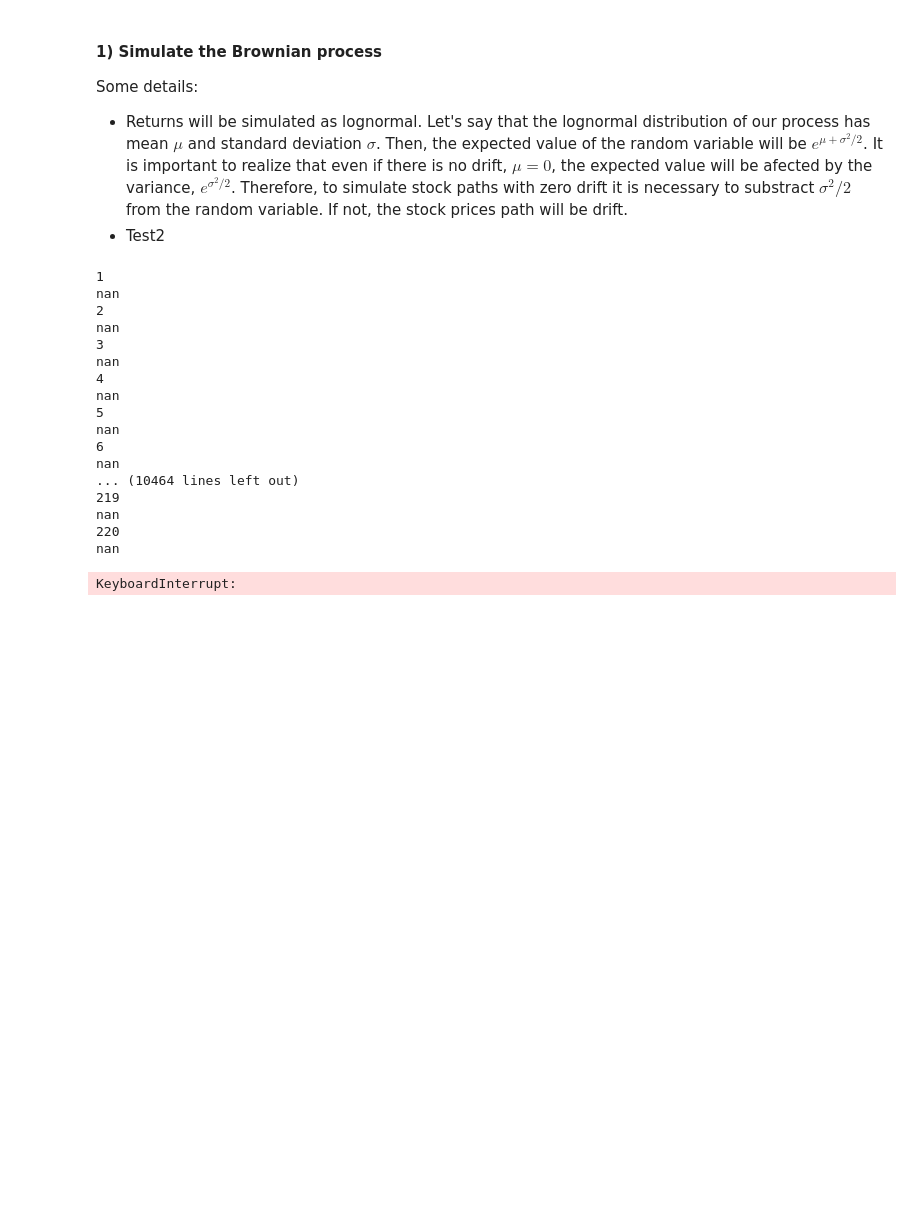
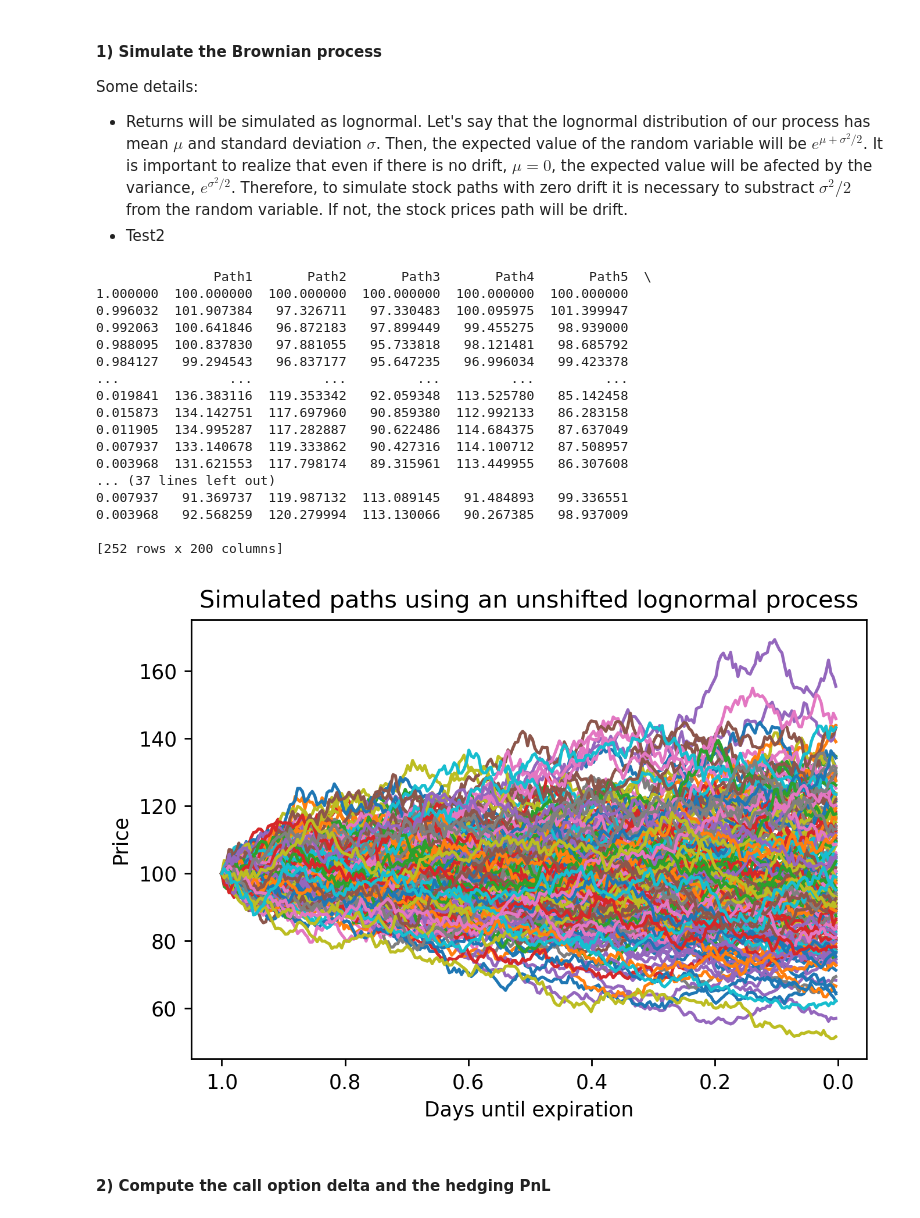
Before and after one commit to dorive/options_finance_analysis, a Jupyter notebook: delta_hedging_jupyter.ipynb, the cells around one changed output. Cells and saved outputs as stored; diff of their text form; code cells hidden in the pictures; blank space fills up the shorter version.

Commit message:
Paths were simulated and delta/hedging PnL computed.

```diff
--- a/delta_hedging_jupyter.ipynb
+++ b/delta_hedging_jupyter.ipynb
@@ -20,7 +20,11 @@ NDAYS_YEAR      = 252 # number of days per year
 # %%
 import numpy as np
 import pandas as pd
+import matplotlib.pyplot as plt
+import matplotlib as mpl
 from scipy.stats import norm, lognorm
+
+mpl.rcParams['figure.dpi']= 250
 # %% [markdown]
 #### 000) Black-Scholes functions
 # %%
@@ -50,43 +54,53 @@ Some details:
 - Returns will be simulated as lognormal. Let's say that the lognormal distribution of our process has mean $\mu$ and standard deviation $\sigma$. Then, the expected value of the random variable will be $e^{\mu + \sigma^2/2}$. It is important to realize that even if there is no drift, $\mu = 0$, the expected value will be afected by the variance, $e^{\sigma^2/2}$. Therefore, to simulate stock paths with zero drift it is necessary to substract $\sigma^2/2$ from the random variable. If not, the stock prices path will be drift.
 - Test2
 # %%
-# Daily volatility
-daily_vol = ANNUALIZED_VOL/np.sqrt(NDAYS_YEAR)
+# Step volatility
+daily_vol = ANNUALIZED_VOL*np.sqrt(REBAL_FREQ)
 
 # Create a log-normal distribution object (sigma^2/2 is substracted from the mean)
-lognorm_dist = lognorm(daily_vol,
-                       loc=0.0,
-                       scale=np.exp(DRIFT - 0.5*(daily_vol)**2))
+lognorm_dist = lognorm(s = daily_vol,
+                       scale = np.exp(DRIFT - 0.5*(daily_vol)**2))
 
 # Dataframe containing simulated paths
 dfPaths = pd.DataFrame(np.nan,
-                       index = np.arange(start = 0.0, stop = DAYS_TO_EXP, step = REBAL_FREQ),
+                       index = np.arange(start = DAYS_TO_EXP, stop = 0.0, step = -REBAL_FREQ),
                        columns = [f'Path{i}' for i in range(1, N_SIMS+1)])
 
 # Simulate each path
 for column in dfPaths:
     for idx, step in enumerate(dfPaths[column]):
 
         if idx == 0:
             dfPaths[column].iloc[0] = INI_PRICE
         else:
-            dfPaths[column].iloc[idx] = dfPaths[column].iloc[idx-1]*lognorm_dist.ppf(np.random.random())
+            dfPaths[column].iloc[idx] = dfPaths[column].iloc[idx-1]*lognorm_dist.ppf(np.random.rand())
+
+# Plot the stock paths
+dfPaths.plot(legend = False)
+plt.gca().invert_xaxis()
+plt.xlabel('Days until expiration')
+plt.ylabel('Price')
+plt.title('Simulated paths using an unshifted lognormal process')
+
+print(dfPaths)
 # %% [output]
-1
-nan
-2
-nan
-3
-nan
-4
-nan
-5
-nan
-6
-nan
-... (10464 lines left out)
-219
-nan
-220
-nan
+               Path1       Path2       Path3       Path4       Path5  \
+1.000000  100.000000  100.000000  100.000000  100.000000  100.000000
+0.996032  101.907384   97.326711   97.330483  100.095975  101.399947
+0.992063  100.641846   96.872183   97.899449   99.455275   98.939000
+0.988095  100.837830   97.881055   95.733818   98.121481   98.685792
+0.984127   99.294543   96.837177   95.647235   96.996034   99.423378
+...              ...         ...         ...         ...         ...
+0.019841  136.383116  119.353342   92.059348  113.525780   85.142458
+0.015873  134.142751  117.697960   90.859380  112.992133   86.283158
+0.011905  134.995287  117.282887   90.622486  114.684375   87.637049
+0.007937  133.140678  119.333862   90.427316  114.100712   87.508957
+0.003968  131.621553  117.798174   89.315961  113.449955   86.307608
+... (37 lines left out)
+0.007937   91.369737  119.987132  113.089145   91.484893   99.336551
+0.003968   92.568259  120.279994  113.130066   90.267385   98.937009
+
+[252 rows x 200 columns]
-KeyboardInterrupt:
+[figure, added]
+# %% [markdown]
+#### 2) Compute the call option delta and the hedging PnL
```
Also changed, not shown: parts of 2 cells of this notebook.
